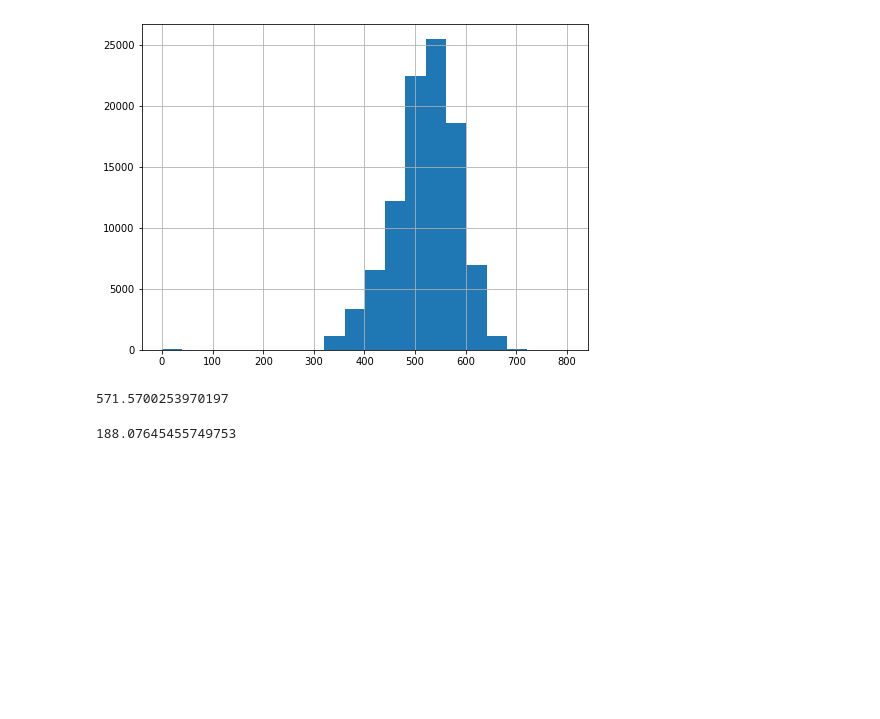
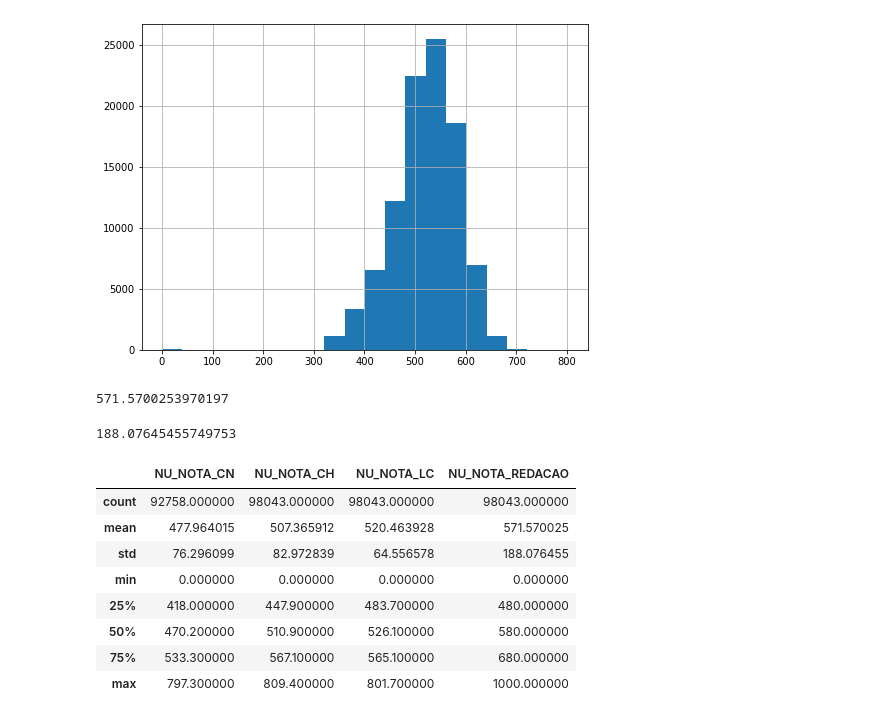
Before and after one commit to DanielMGuedes/Copia1_Trb_Big_Data, a Jupyter notebook: Imersão_de_Dados_(ENEM_2019)_Alura.ipynb, the cells around one changed output. Drawn from its saved outputs; the diff is of its cells as text; code cells hidden in the pictures; blank space fills up the shorter version.

```diff
--- a/Imersão_de_Dados_(ENEM_2019)_Alura.ipynb
+++ b/Imersão_de_Dados_(ENEM_2019)_Alura.ipynb
@@ -290,0 +294,17 @@ dados['NU_NOTA_REDACAO'].std()
+# %%
+# utilizar o (DESCRIBE DO PANDAS) para trazer várias análises automáticas
+provas =['NU_NOTA_CN', 'NU_NOTA_CH', 'NU_NOTA_LC', 'NU_NOTA_REDACAO']
+
+# depois de criar a variavel 'provas' ele trouxe vairias análises:
+#contagem(count) ; media(mean); Desvio Padrão(std); min; max; 1º,2ºe3ºQuartil
+dados[provas].describe()
+# %% [output]
+|  | NU_NOTA_CN | NU_NOTA_CH | NU_NOTA_LC | NU_NOTA_REDACAO |
+| count | 92758.000000 | 98043.000000 | 98043.000000 | 98043.000000 |
+| mean | 477.964015 | 507.365912 | 520.463928 | 571.570025 |
+| std | 76.296099 | 82.972839 | 64.556578 | 188.076455 |
+| min | 0.000000 | 0.000000 | 0.000000 | 0.000000 |
+| 25% | 418.000000 | 447.900000 | 483.700000 | 480.000000 |
+| 50% | 470.200000 | 510.900000 | 526.100000 | 580.000000 |
+| 75% | 533.300000 | 567.100000 | 565.100000 | 680.000000 |
+| max | 797.300000 | 809.400000 | 801.700000 | 1000.000000 |
```
Also changed, not shown: parts of 9 cells of this notebook.
